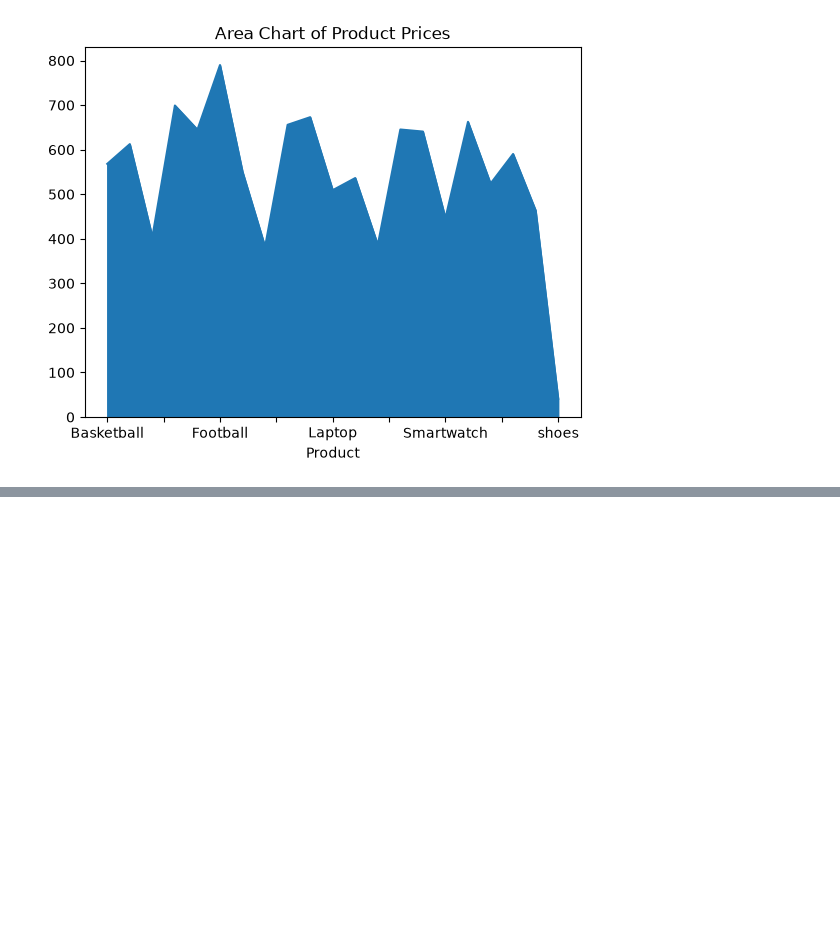
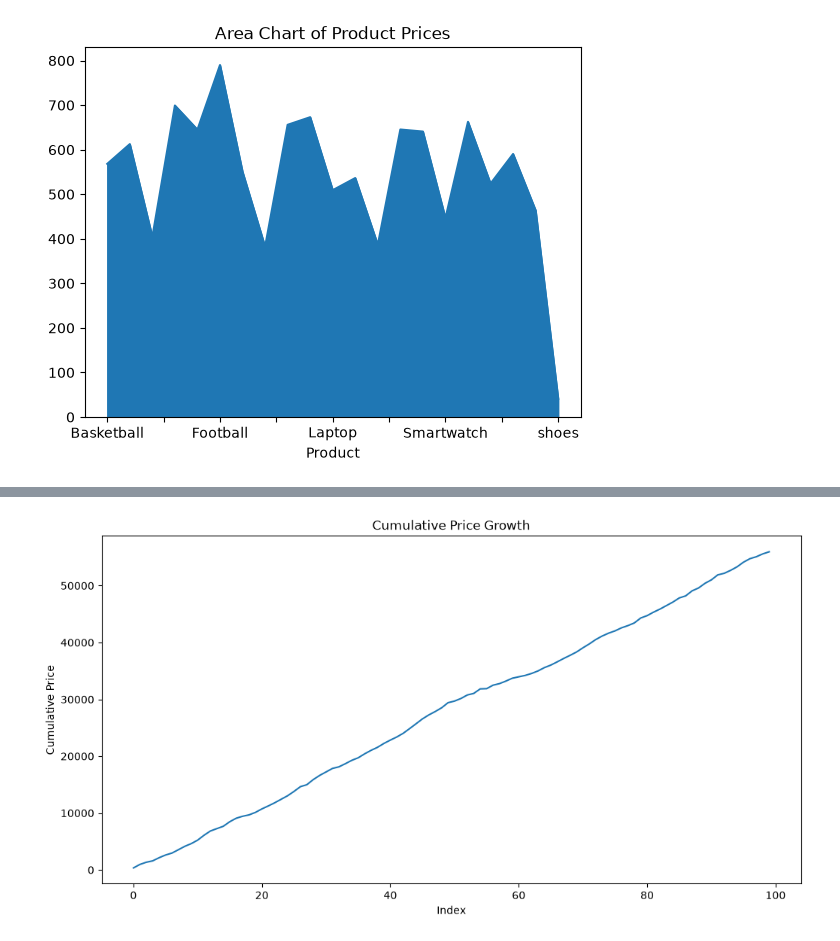
Before and after one commit to MalikShakir786/pandas_lib, a Jupyter notebook: lib/visual.ipynb, the cells around one changed output, grey strips where cells are left out. Cells and saved outputs as stored; diff of their text form; code cells hidden in the pictures; blank space fills up the shorter version.

```diff
--- a/lib/visual.ipynb
+++ b/lib/visual.ipynb
@@ -154,0 +187,13 @@ plt.show()
+# %%
+df['CumulativePrice'] = df['Price'].cumsum()
+
+plt.figure(figsize=(12,6))
+plt.plot(df['CumulativePrice'])
+
+plt.xlabel('Index')
+plt.ylabel('Cumulative Price')
+plt.title('Cumulative Price Growth')
+
+plt.show()
+# %% [output]
+[figure, added]
```
Also changed, not shown: parts of 9 cells of this notebook, 3 other files.
